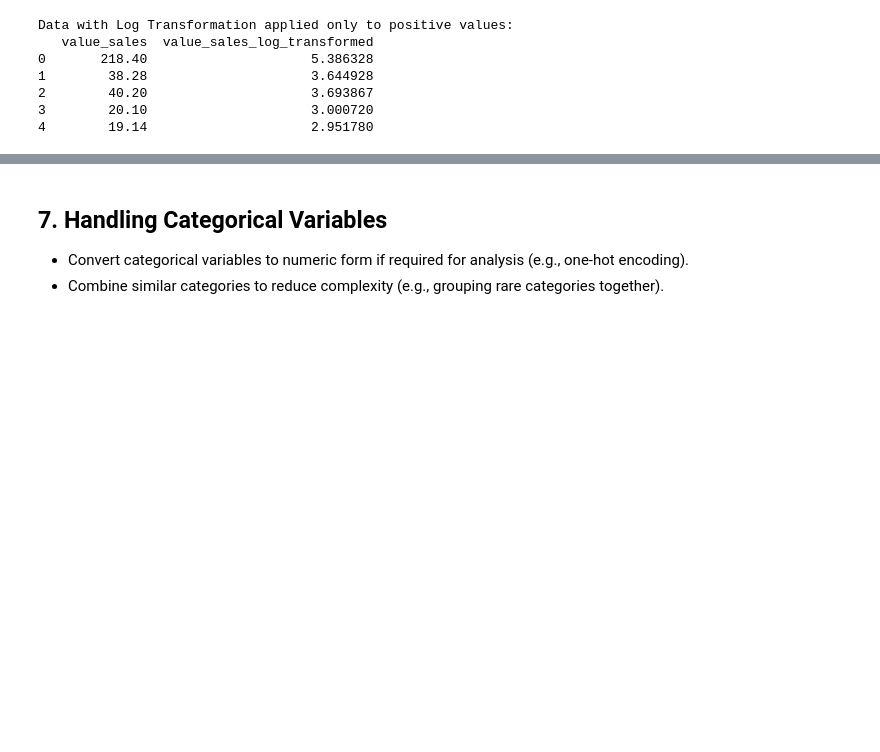
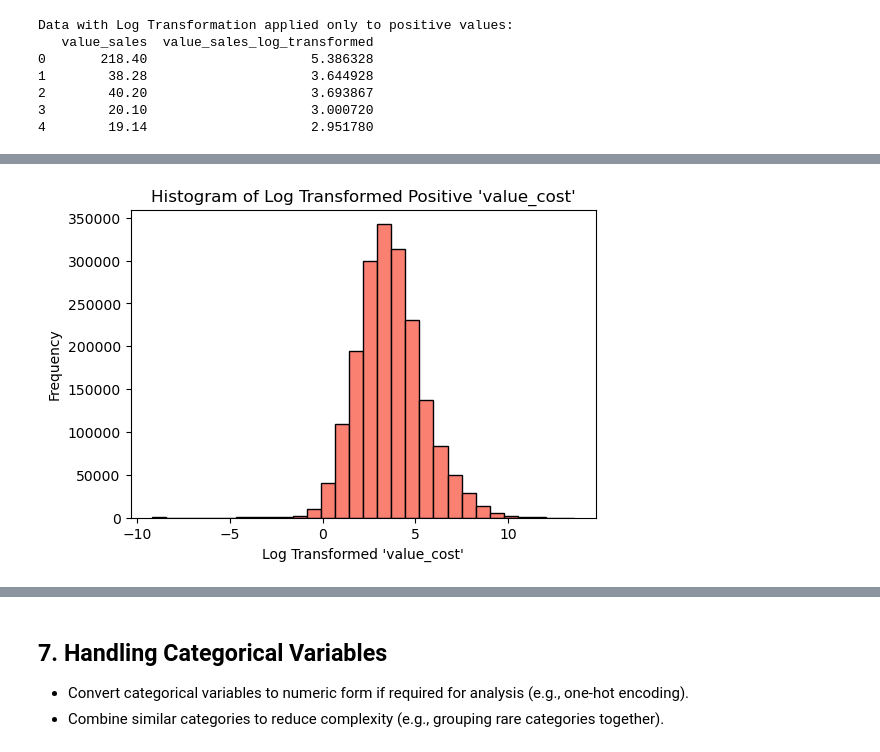
Before and after one commit to C4PT41N4545/BUSA8000-LuminaTech_Analytics_Project, a Jupyter notebook: data_cleaning.ipynb, the cells around one changed output, grey strips where cells are left out. Cells and saved outputs as stored; diff of their text form; code cells hidden in the pictures; blank space fills up the shorter version.

Commit message:
update log transformation with 2 condition

```diff
--- a/data_cleaning.ipynb
+++ b/data_cleaning.ipynb
@@ -1718,0 +1768,10 @@ Data with Log Transformation applied only to positive values:
+# %%
+merged_data['value_cost_log_transformed'] = np.where(
+    merged_data['value_cost'] > 0,
+    np.log(merged_data['value_cost']),
+    merged_data['value_cost']  # Keep negative values unchanged
+)
+
+# Display the first few rows to confirm
+print("Data with Log Transformation applied only to positive values:")
+print(merged_data[['value_cost', 'value_cost_log_transformed']].head())
@@ -1718,0 +1786,17 @@ Data with Log Transformation applied only to positive values:
+# %%
+merged_data['value_cost_log_transformed'] = np.where(
+    merged_data['value_cost'] > 0,
+    np.log(merged_data['value_cost']),
+    np.nan
+)
+
+transformed_only = merged_data['value_cost_log_transformed']
+
+plt.figure(figsize=(6, 4))
+plt.hist(transformed_only, bins=30, color='salmon', edgecolor='black')
+plt.title("Histogram of Log Transformed Positive 'value_cost'")
+plt.xlabel("Log Transformed 'value_cost'")
+plt.ylabel("Frequency")
+plt.show()
+# %% [output]
+[figure, added]
```
Also changed, not shown: parts of 26 cells of this notebook.
